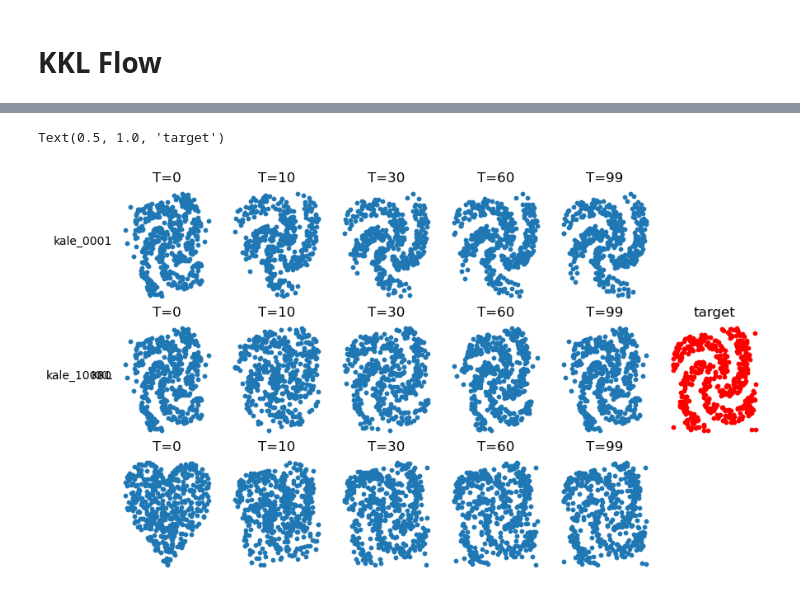
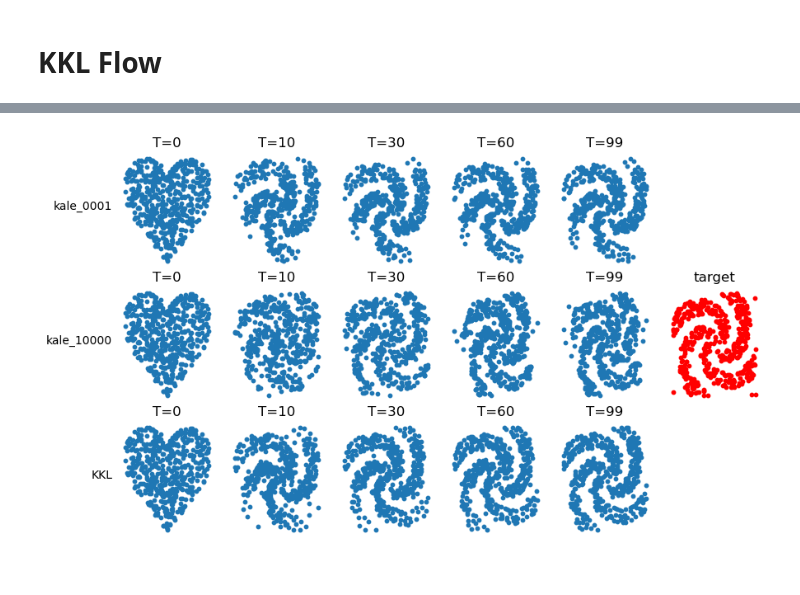
Before and after one commit to cclementine25/KKL-divergence-gradient-flows, a Jupyter notebook: Regularized/heart_to_spiral.ipynb, the cells around one changed output, grey strips where cells are left out. Saved outputs shown, nothing was run; the diff lists cells and outputs as text; code cells hidden in the pictures.

```diff
--- a/Regularized/heart_to_spiral.ipynb
+++ b/Regularized/heart_to_spiral.ipynb
@@ -309,27 +275,29 @@ plt.savefig('plots_neurips/shape_transfer.pdf')
-# %%
-iter_nos = [0, 10, 30, 60, 99]
-# iter_nos = [0, -1, -1, -1]
-f, axs = plt.subplots(nrows=len(results)+1, ncols=len(iter_nos)+1, figsize=(5 * len(results), len(iter_nos)+1))
-
-for (loss_name, result), axs_row in zip(results.items(), axs[:2]):
-    for ax, iter_no in zip(axs_row, iter_nos):
-        if iter_no == 0:
-            ax.scatter(Y[:, 0], Y[:, 1], s=10)
-        else:
-            ax.scatter(result['trajectories'][iter_no][:, 0], result['trajectories'][iter_no][:, 1], s=10)
-        ax.axis('off')
-        ax.set_title(f'T={iter_no}')
-    axs_row[0].text(x=-0.1, y=0.5, s=loss_name, transform=axs_row[0].transAxes, horizontalalignment='right')
-    axs_row[-1].axis('off')
-for ax,iter_no in zip(axs[2],iter_nos):
-        ax.scatter(X[iter_no,:,0],X[iter_no,:,1],s=10)
-        ax.set_title(f'T={iter_no}')
-        ax.axis('off')
-axs[2][0].text(x=-0.1, y=0.5, s="KKL", transform=axs_row[0].transAxes, horizontalalignment='right')
-axs[2][-1].axis('off')
-
-axs[len(axs) // 2][-1].scatter(result['X'][:, 0], result['X'][:, 1], s=10, color='red')
-axs[len(axs) // 2][-1].set_title('target')
-# %% [output]
-Text(0.5, 1.0, 'target')
-[figure, removed]
+# %%
+iter_nos = [0, 10, 30, 60, 99]
+# iter_nos = [0, -1, -1, -1]
+f, axs = plt.subplots(nrows=len(results)+1, ncols=len(iter_nos)+1, figsize=(5 * len(results), len(iter_nos)+1))
+
+X, Y = _get_shapes_data()
+
+for (loss_name, result), axs_row in zip(results.items(), axs[:2]):
+    for ax, iter_no in zip(axs_row, iter_nos):
+        if iter_no == 0:
+             ax.scatter(Y.detach().numpy()[:, 0], Y.detach().numpy()[:, 1], s=10)
+        else:
+            ax.scatter(result['trajectories'][iter_no][:, 0], result['trajectories'][iter_no][:, 1], s=10)
+        ax.axis('off')
+        ax.set_title(f'T={iter_no}')
+    axs_row[0].text(x=-0.1, y=0.5, s=loss_name, transform=axs_row[0].transAxes, horizontalalignment='right')
+    axs_row[-1].axis('off')
+for ax,iter_no in zip(axs[2],iter_nos):
+        ax.scatter(positions[iter_no,:,0],positions[iter_no,:,1],s=10)
+        ax.set_title(f'T={iter_no}')
+        ax.axis('off')
+axs[2][0].text(x=-0.1, y=0.5, s="KKL", transform=axs[2][0].transAxes, horizontalalignment='right')
+axs[2][-1].axis('off')
+
+axs[len(axs) // 2][-1].scatter(result['X'][:, 0], result['X'][:, 1], s=10, color='red')
+axs[len(axs) // 2][-1].set_title('target')
+plt.savefig('plots_neurips/shape_transfer.pdf')
+# %% [output]
+[figure, added]
```
Also changed, not shown: parts of 8 cells of this notebook, 6 other files.
